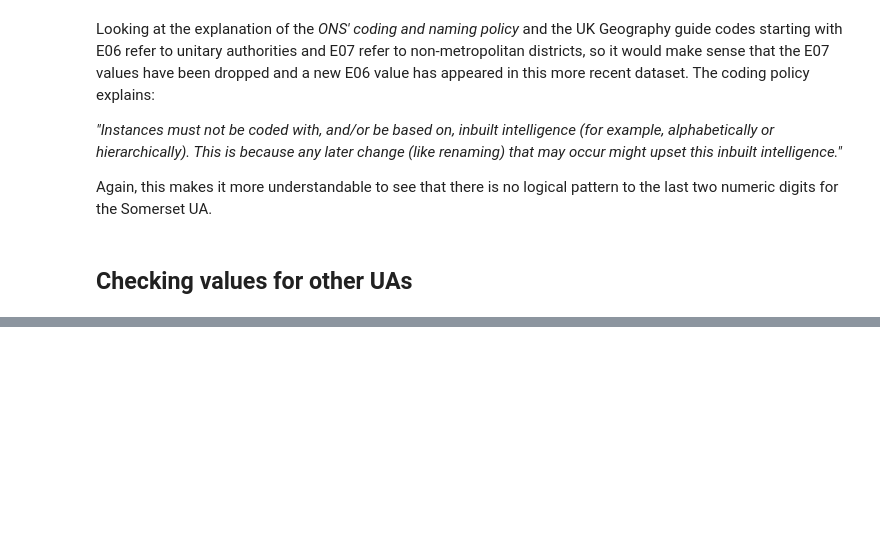
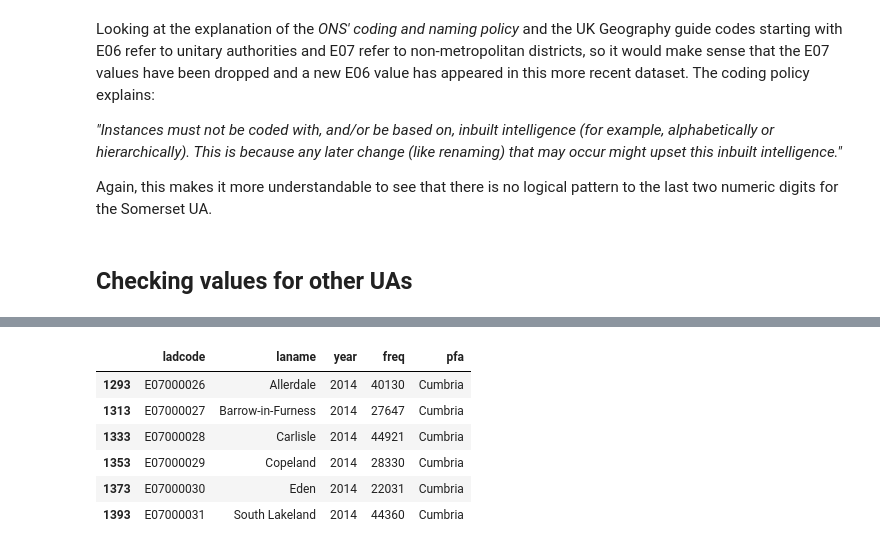
Before and after one commit to Prison-Reform-Trust/womens-imprisonment-PFA, a Jupyter notebook: notebooks/processing_data/1.8-ah-pfa-population-qa.ipynb, the cells around one changed output, grey strips where cells are left out. Saved outputs shown, nothing was run; the diff lists cells and outputs as text; code cells hidden in the pictures; blank space fills up the shorter version.

```diff
--- a/notebooks/processing_data/1.8-ah-pfa-population-qa.ipynb
+++ b/notebooks/processing_data/1.8-ah-pfa-population-qa.ipynb
@@ -369,0 +254,10 @@ Check whether the the dataframe `df` processed at the very start of the notebook
+# %%
+df_old_qa.query('pfa == "Cumbria" and year == 2014')
+# %% [output]
+|  | ladcode | laname | year | freq | pfa |
+| 1293 | E07000026 | Allerdale | 2014 | 40130 | Cumbria |
+| 1313 | E07000027 | Barrow-in-Furness | 2014 | 27647 | Cumbria |
+| 1333 | E07000028 | Carlisle | 2014 | 44921 | Cumbria |
+| 1353 | E07000029 | Copeland | 2014 | 28330 | Cumbria |
+| 1373 | E07000030 | Eden | 2014 | 22031 | Cumbria |
+| 1393 | E07000031 | South Lakeland | 2014 | 44360 | Cumbria |
```
Also changed, not shown: parts of 47 cells of this notebook, 2 other files.
